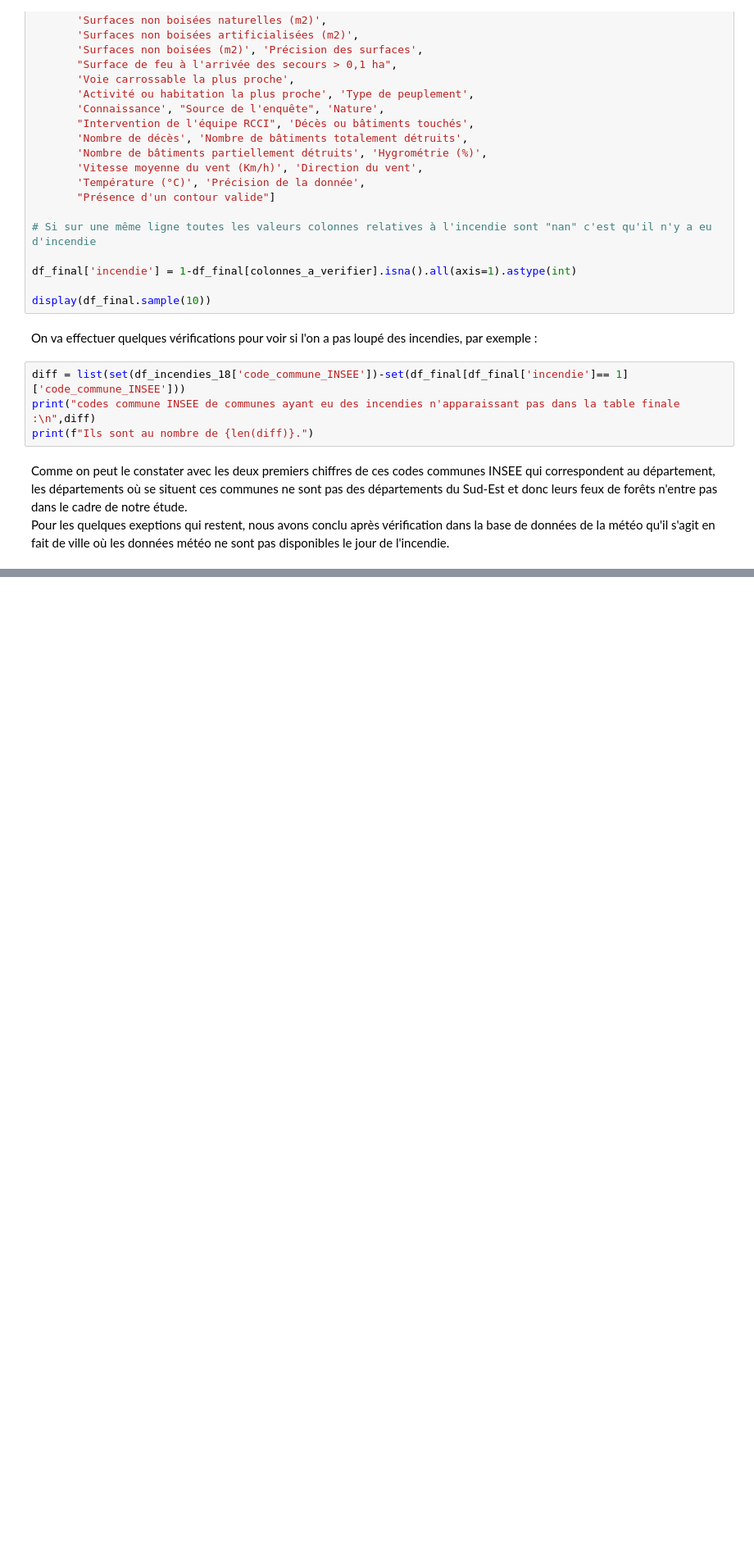
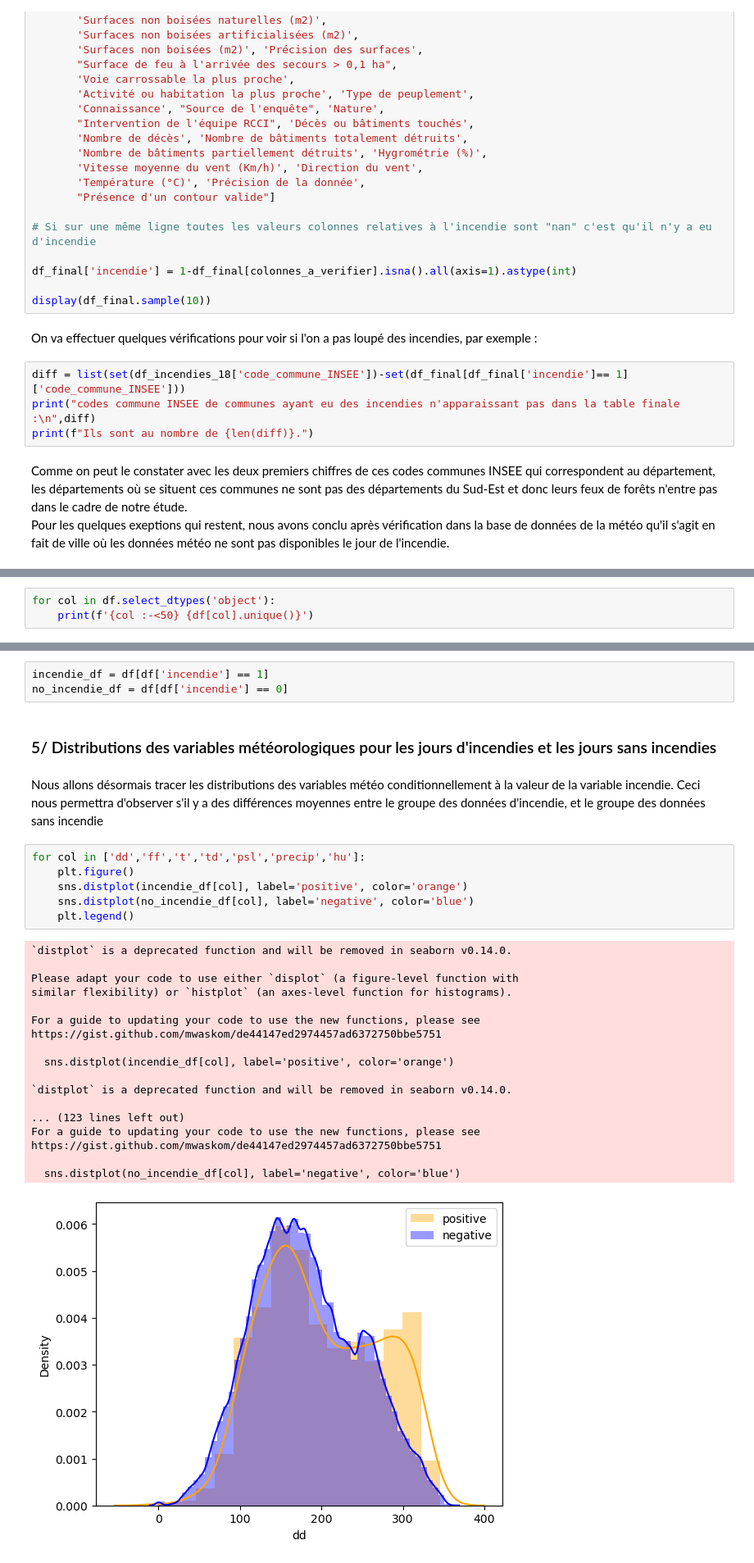
Before and after one commit to felixdechamps/ensae-prog2A, a Jupyter notebook: notebookincendies.ipynb, the cells around one changed output, grey strips where cells are left out. Shown at 82% size. Saved outputs shown, nothing was run; the diff lists cells and outputs as text; blank space fills up the shorter version.

```diff
--- a/notebookincendies.ipynb
+++ b/notebookincendies.ipynb
@@ -449,0 +622,3 @@ Pour les  quelques exeptions qui restent, nous avons conclu après vérification
+# %%
+for col in df.select_dtypes('object'):
+    print(f'{col :-<50} {df[col].unique()}')
@@ -449,0 +646,32 @@ Pour les  quelques exeptions qui restent, nous avons conclu après vérification
+# %%
+incendie_df = df[df['incendie'] == 1]
+no_incendie_df = df[df['incendie'] == 0]
+# %% [markdown]
+### 5/ Distributions des variables météorologiques pour les jours d'incendies et les jours sans incendies
+# %% [markdown]
+Nous allons désormais tracer les distributions des variables météo conditionnellement à la valeur de la variable incendie. Ceci nous permettra d'observer s'il y a des différences moyennes entre le groupe des données d'incendie, et le groupe des données sans incendie
+# %%
+for col in ['dd','ff','t','td','psl','precip','hu']:
+    plt.figure()
+    sns.distplot(incendie_df[col], label='positive', color='orange')
+    sns.distplot(no_incendie_df[col], label='negative', color='blue')
+    plt.legend()
+# %% [output]
+`distplot` is a deprecated function and will be removed in seaborn v0.14.0.
+
+Please adapt your code to use either `displot` (a figure-level function with
+similar flexibility) or `histplot` (an axes-level function for histograms).
+
+For a guide to updating your code to use the new functions, please see
+https://gist.github.com/mwaskom/de44147ed2974457ad6372750bbe5751
+
+  sns.distplot(incendie_df[col], label='positive', color='orange')
+
+`distplot` is a deprecated function and will be removed in seaborn v0.14.0.
+
+... (123 lines left out)
+For a guide to updating your code to use the new functions, please see
+https://gist.github.com/mwaskom/de44147ed2974457ad6372750bbe5751
+
+  sns.distplot(no_incendie_df[col], label='negative', color='blue')
+[figure, added]
```
Also changed, not shown: parts of 125 cells of this notebook, 3 other files.
